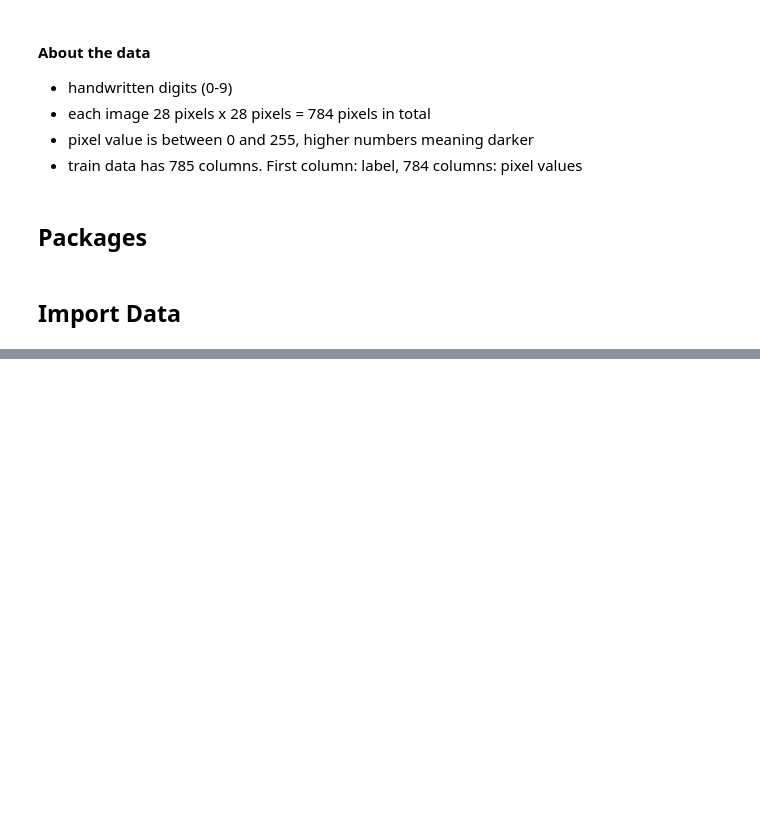
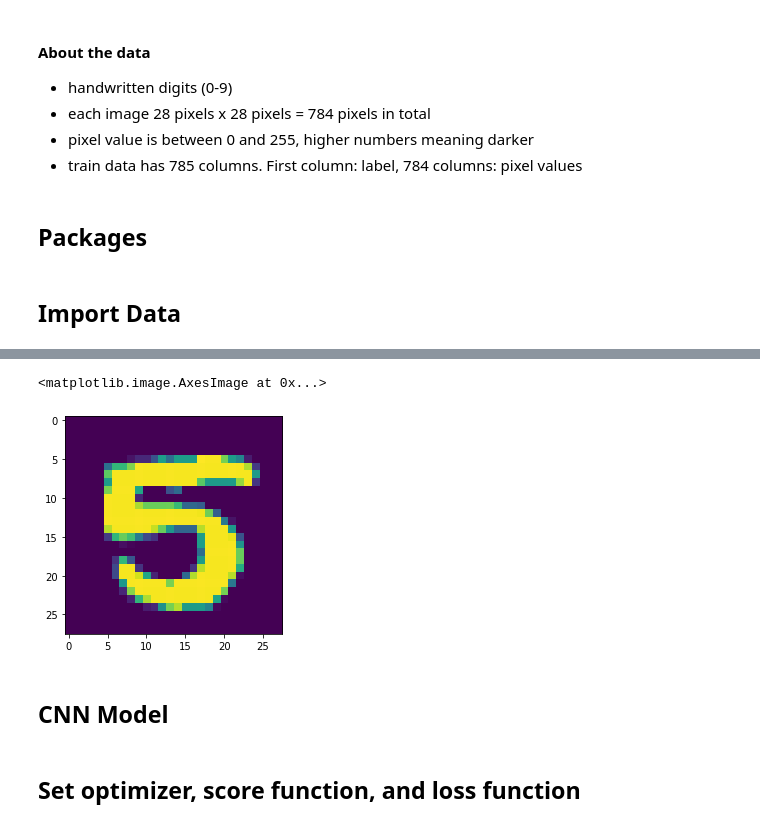
Before and after one commit to choi-b/MNIST, a Jupyter notebook: MNIST_Analysis.ipynb, the cells around one changed output, grey strips where cells are left out. Drawn from its saved outputs; the diff is of its cells as text; code cells hidden in the pictures; blank space fills up the shorter version.

```diff
--- a/MNIST_Analysis.ipynb
+++ b/MNIST_Analysis.ipynb
@@ -33,0 +81,11 @@ test = pd.read_csv('test.csv')
+# %%
+#You can do a grayscale normalization (divide by 255) on the data to improve computing speed
+X_train = X_train / 255.0
+test = test / 255.0
+# %%
+#Images need to be reshaped into 3 dimensions (3D Matrices).
+#(height = 28px, width = 28px , channel = 1)
+#for RGB images, you'd need 3 channels (28x28x3) 3D matrices
+#for more explanation: https://machinelearningmastery.com/a-gentle-introduction-to-channels-first-and-channels-last-image-formats-for-deep-learning/
+X_train = X_train.values.reshape(X_train.shape[0], 28, 28, 1)
+test = test.values.reshape(test.shape[0], 28, 28, 1)
@@ -33,0 +98,19 @@ test = pd.read_csv('test.csv')
+# %%
+## Label Encoding ##
+# Labels are encoded into one hot vectors
+Y_train = to_categorical(Y_train, num_classes = 10)
+#ex) 7 -> [0,0,0,0,0,0,1,0,0,0]
+# %%
+#Split training and validation sets
+random_seed = 5
+X_train, X_val, Y_train, Y_val = train_test_split(X_train, Y_train,
+                                                  test_size = 0.1, random_state=random_seed)
+#10% validation set
+# %%
+#view sample data
+plt.imshow(X_train[0][:,:,0])
+# %% [output]
+<matplotlib.image.AxesImage at 0x...>
+[figure, added]
+# %% [markdown]
+## CNN Model
@@ -33,0 +149,2 @@ test = pd.read_csv('test.csv')
+# %% [markdown]
+## Set optimizer, score function, and loss function
```
Also changed, not shown: parts of 19 cells of this notebook.
